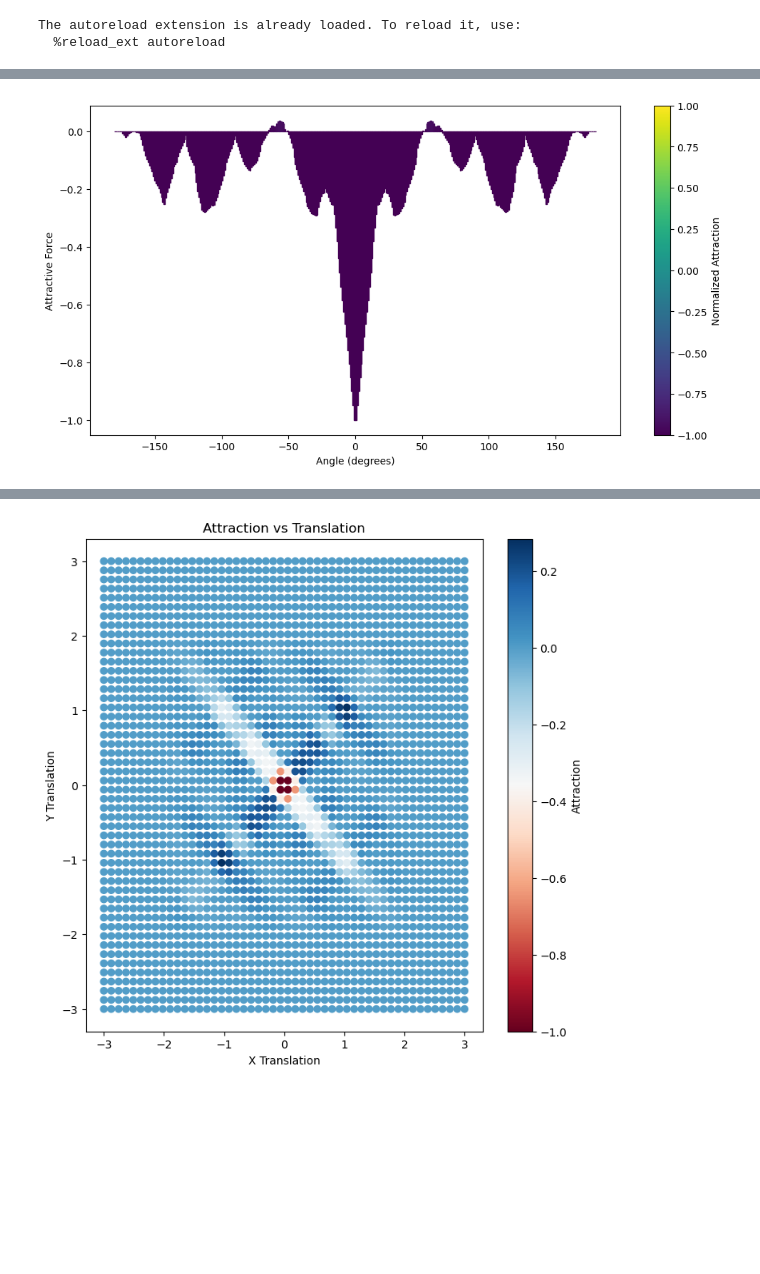
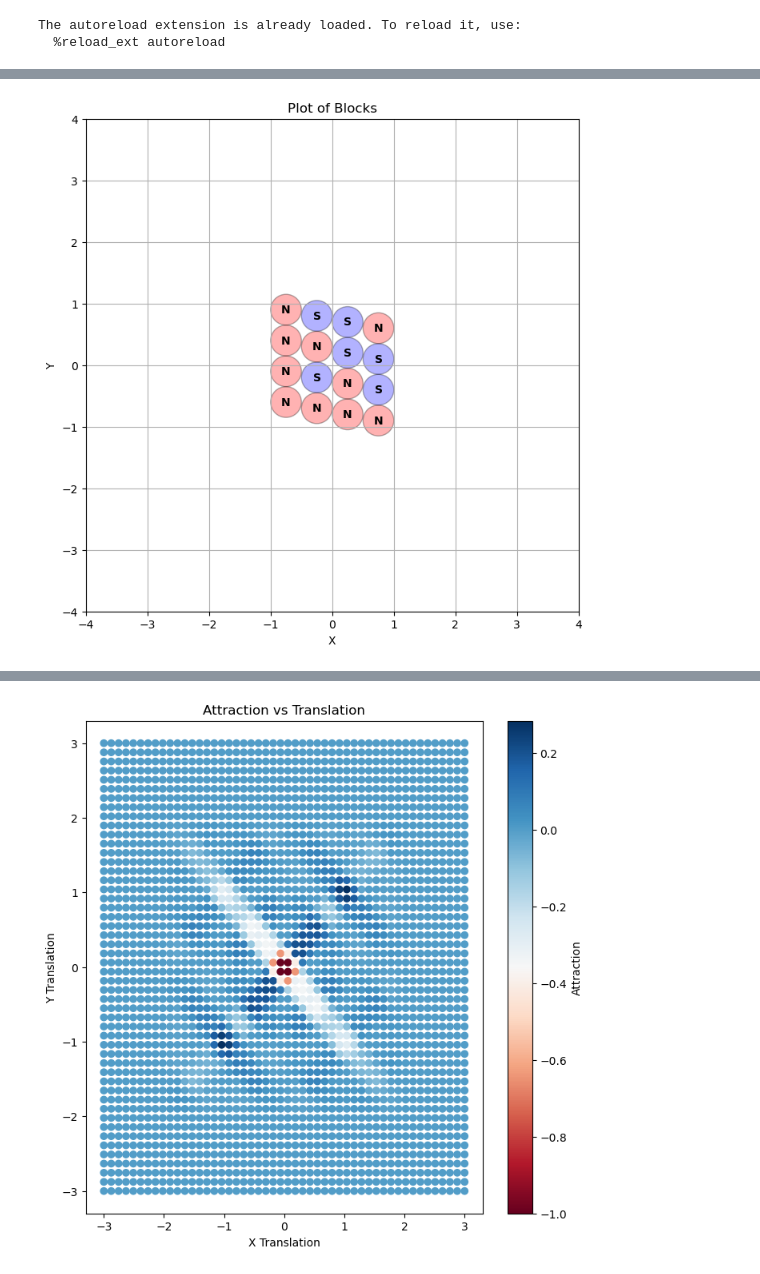
Before and after one commit to ProgrammableMatterLab/code-theory, a Jupyter notebook: test.ipynb, the cells around one changed output, grey strips where cells are left out. Saved outputs shown, nothing was run; the diff lists cells and outputs as text; code cells hidden in the pictures; blank space fills up the shorter version.

```diff
--- a/test.ipynb
+++ b/test.ipynb
@@ -27,4 +59,7 @@ plot.plot_faces([a])
-# %%
-plot.plot_rotation_attraction(a,b, num_angles=360)
-# %% [output]
-[figure, removed]
+# %%
+w = generators.gen_had_block(4)
+A = torch.tensor([[1.0,-0.2],[0.0,1.0]])
+w.transform(A)
+plot.plot_faces([w], zoom_factor=4)
+# %% [output]
+[figure, added]
```
Also changed, not shown: parts of 8 cells of this notebook.
